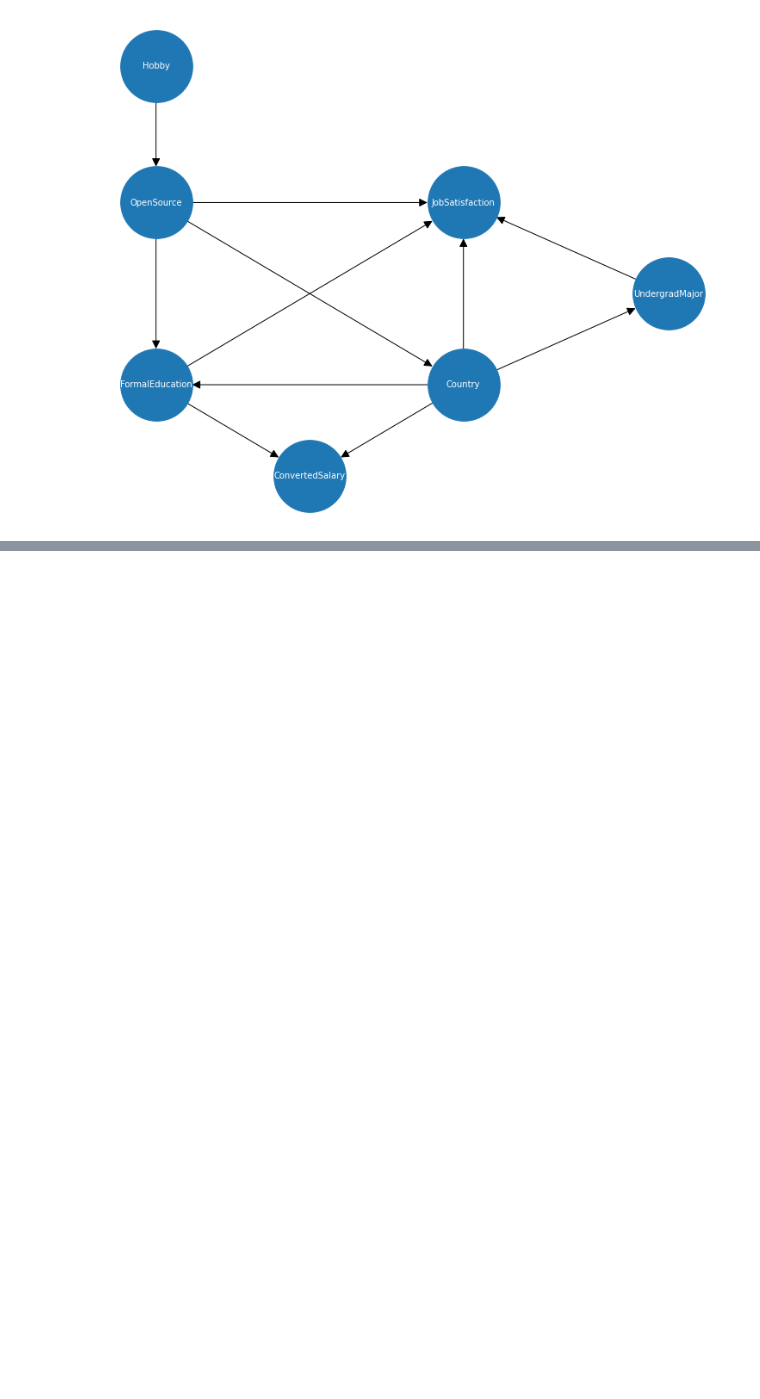
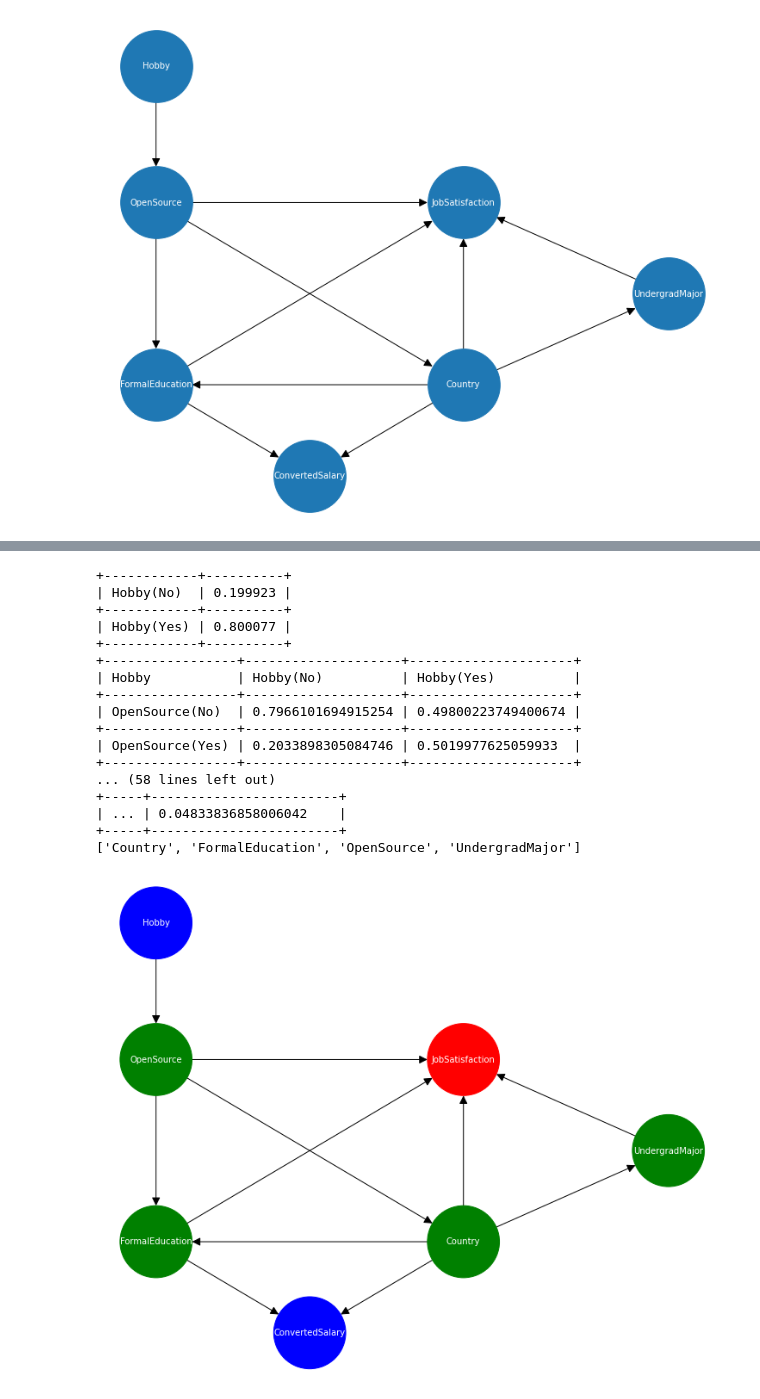
Before and after one commit to drchapman-17/faikr-bn, a Jupyter notebook: demo_V3.ipynb, the cells around one changed output, grey strips where cells are left out. Drawn from its saved outputs; the diff is of its cells as text; code cells hidden in the pictures; blank space fills up the shorter version.

```diff
--- a/demo_V3.ipynb
+++ b/demo_V3.ipynb
@@ -246,0 +311,13 @@ nx.draw(G, arrows=True, with_labels=True, node_size=7000, arrowsize=20, pos=pos,
+# %%
+def getEdges(mat,names=[]):
+    result=[]
+    l,_=mat.shape
+    for i in range(l):
+        for j in range(i+1,l):
+            if mat[i,j]==0:
+                if len(names)>0:
+                    result.append((names[i],names[j]))
+                else: result.append((i,j))
+    return result
+edges=getEdges(chi2Mat,names=data.columns)
+edges
@@ -246,0 +336,32 @@ nx.draw(G, arrows=True, with_labels=True, node_size=7000, arrowsize=20, pos=pos,
+# %%
+from pgmpy.models import BayesianNetwork
+from pgmpy.estimators import ParameterEstimator,MaximumLikelihoodEstimator
+
+model= BayesianNetwork(edges)
+# pe = ParameterEstimator(model, data)
+model.fit(data, estimator=MaximumLikelihoodEstimator)
+for cpd in model.get_cpds():
+    print(cpd)
+
+model.get_independencies()
+
+plot_mb(G, model.get_markov_blanket('JobSatisfaction'), 'JobSatisfaction')
+# %% [output]
++------------+----------+
+| Hobby(No)  | 0.199923 |
++------------+----------+
+| Hobby(Yes) | 0.800077 |
++------------+----------+
++-----------------+--------------------+---------------------+
+| Hobby           | Hobby(No)          | Hobby(Yes)          |
++-----------------+--------------------+---------------------+
+| OpenSource(No)  | 0.7966101694915254 | 0.49800223749400674 |
++-----------------+--------------------+---------------------+
+| OpenSource(Yes) | 0.2033898305084746 | 0.5019977625059933  |
++-----------------+--------------------+---------------------+
+... (58 lines left out)
++-----+------------------------+
+| ... | 0.04833836858006042    |
++-----+------------------------+
+['Country', 'FormalEducation', 'OpenSource', 'UndergradMajor']
+[figure, added]
```
Also changed, not shown: parts of 10 cells of this notebook.
